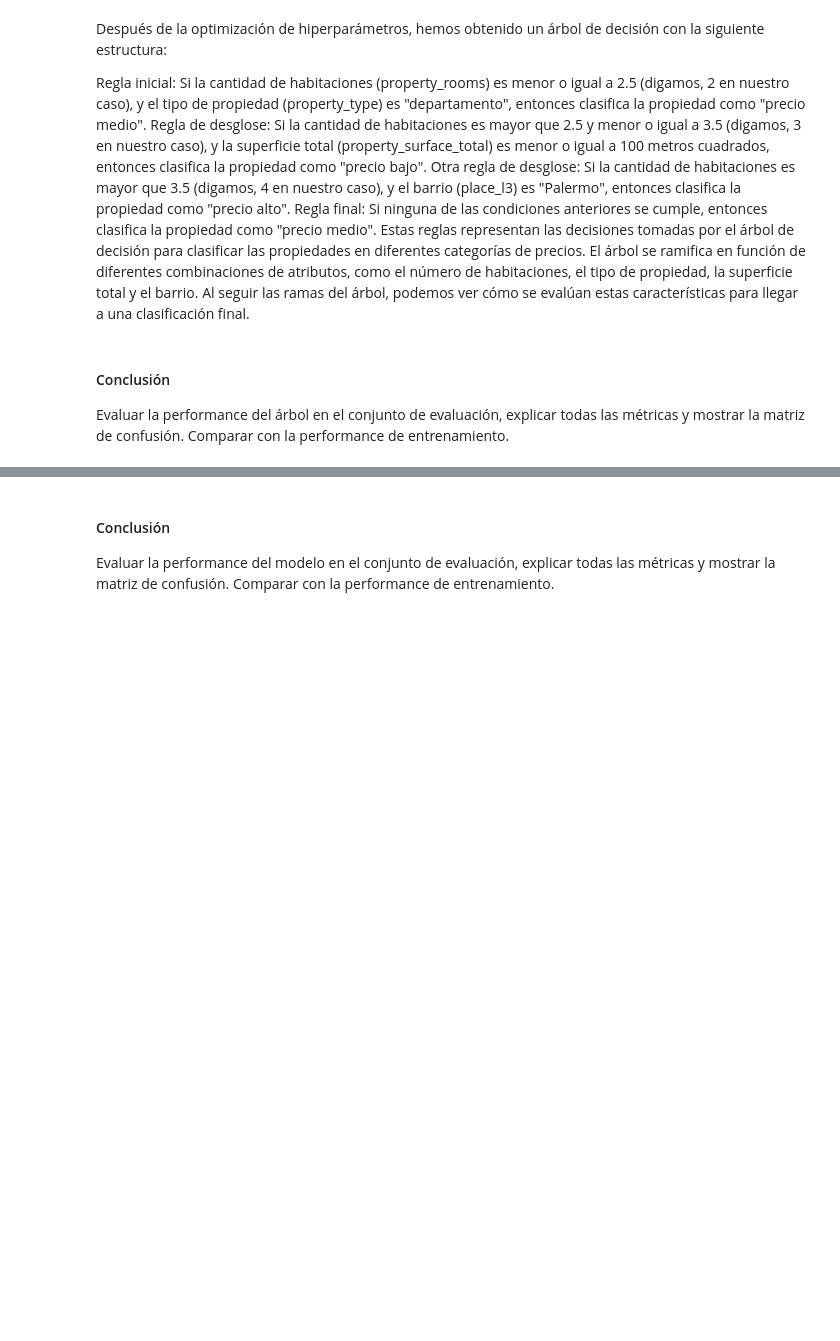
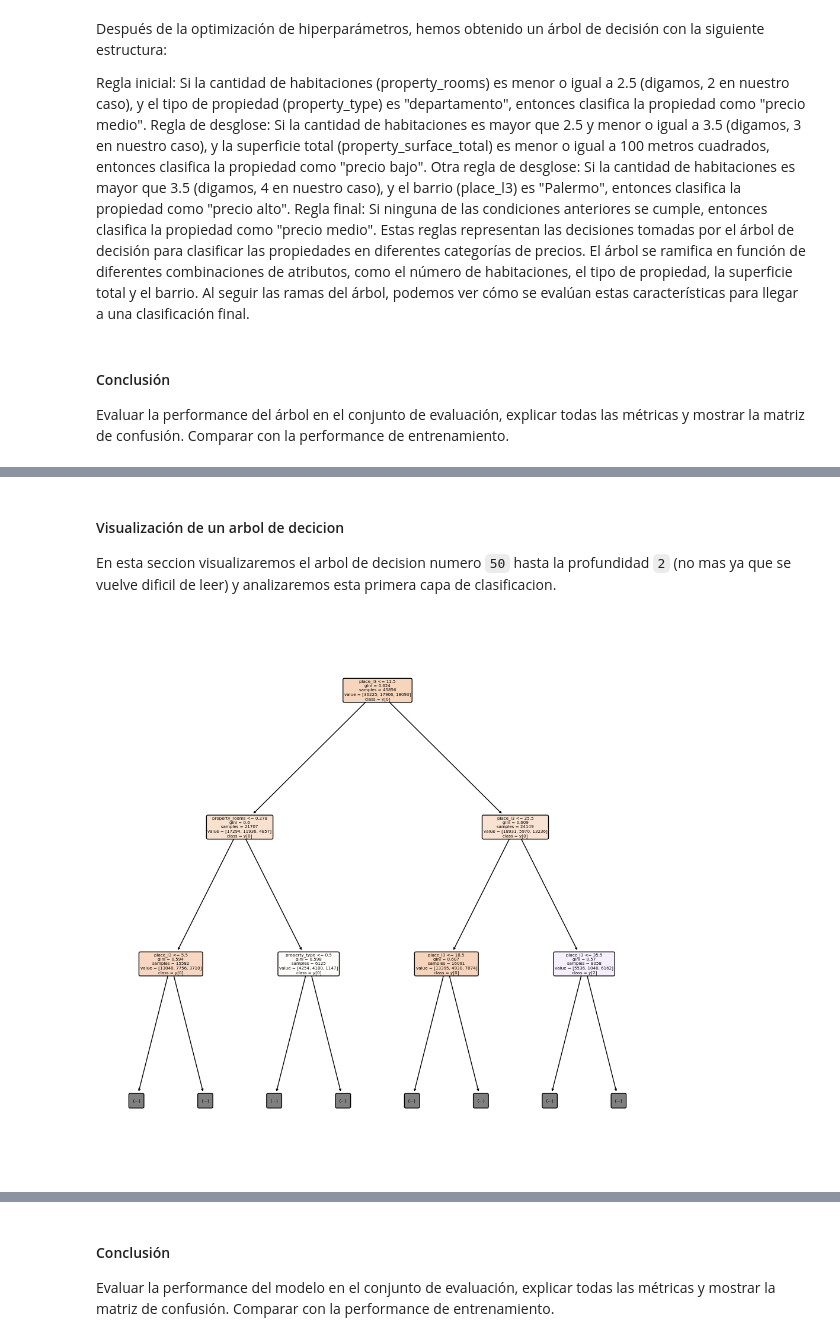
Before and after one commit to kikiymini/7506R-1C2024-GRUPO02, a Jupyter notebook: 7506R_TP1_GRUPO02_ENTREGA_N3.ipynb, the cells around one changed output, grey strips where cells are left out. Cells and saved outputs as stored; diff of their text form; code cells hidden in the pictures; blank space fills up the shorter version.

```diff
--- a/7506R_TP1_GRUPO02_ENTREGA_N3.ipynb
+++ b/7506R_TP1_GRUPO02_ENTREGA_N3.ipynb
@@ -684,0 +774,18 @@ mostrar una porción representativa y explicar las primeras reglas.
+# %% [markdown]
+#### Visualización de un arbol de decicion
+
+En esta seccion visualizaremos el arbol de decision numero `50` hasta la profundidad `2` (no mas ya que se vuelve dificil de leer) y analizaremos esta primera capa de clasificacion.
+# %%
+PROFUNDIDAD = 2
+ARBOL_NUMERO = 50
+
+plt.figure(figsize=(12,12))
+tree_plot=tree.plot_tree(model_best_rf.estimators_[ARBOL_NUMERO],
+                         max_depth=PROFUNDIDAD,
+                         feature_names=x_test.columns.to_list(),
+                         filled=True,
+                         rounded=True,
+                         class_names=True)
+plt.show(tree_plot)
+# %% [output]
+[figure, added]
```
Also changed, not shown: parts of 29 cells of this notebook.
